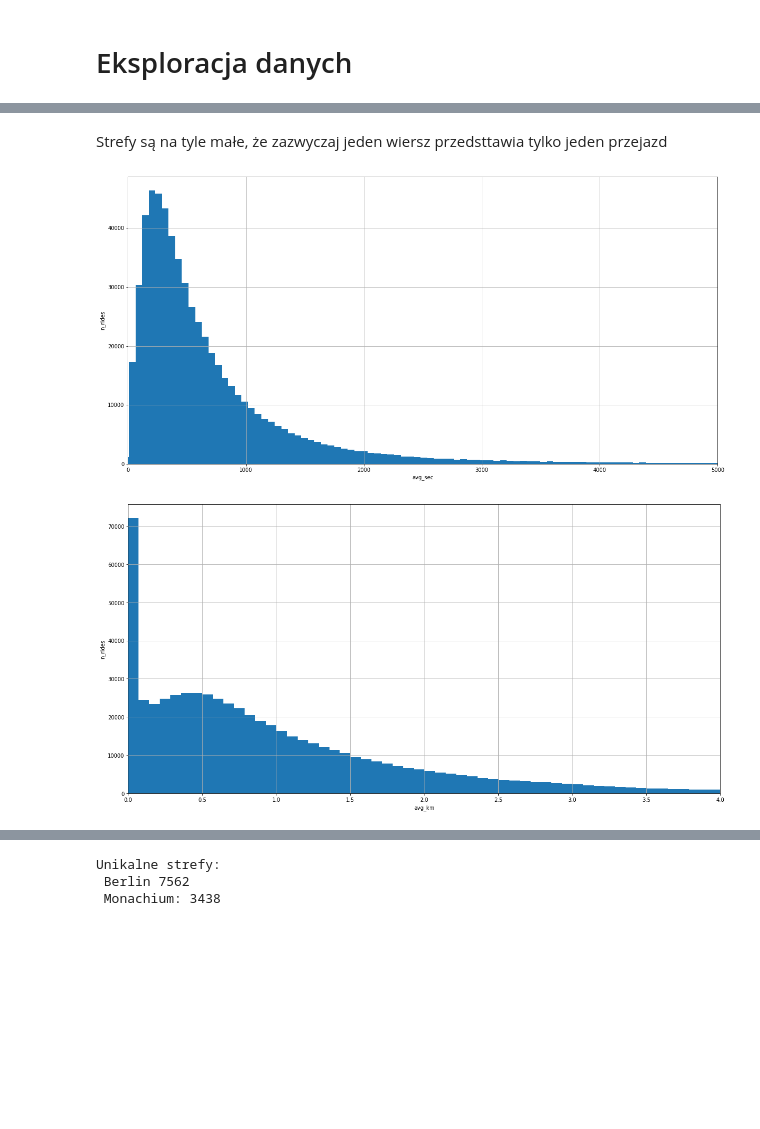
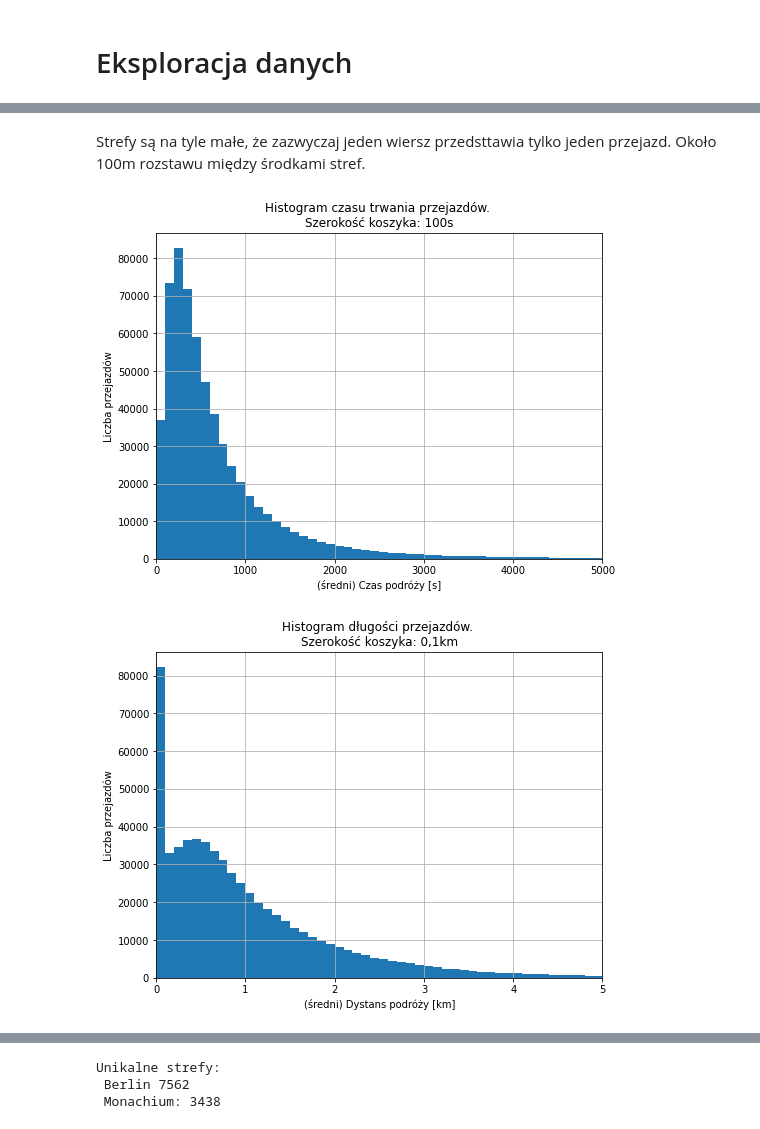
Before and after one commit to jsobolew/E-Scooter-routes-analysis, a Jupyter notebook: script.ipynb, the cells around one changed output, grey strips where cells are left out. Saved outputs shown, nothing was run; the diff lists cells and outputs as text; code cells hidden in the pictures; blank space fills up the shorter version.

```diff
--- a/script.ipynb
+++ b/script.ipynb
@@ -21,9 +21,29 @@ data['day'] = data['date_hour'].dt.day
 data['hour'] = data['date_hour'].dt.hour
 data['dayofweek'] = data['date_hour'].dt.dayofweek
 data.drop(columns=['date_hour'], inplace=True)
+# %%
+holiday_dates = {
+    (15,8),
+    (20,9),
+    (21,9),
+    (3,10),
+    (31,10),
+    (1,11),
+    (20,11),
+    (25,12),
+    (26,12)
+}
+
+def if_holiday(row):
+    if (row['day'], row['month']) in holiday_dates:
+        return 1
+    else:
+        return 0
+
+data['holiday'] = data.apply(lambda row: if_holiday(row), axis=1)
 # %%
 data = data[['zone_id','month',
-       'day', 'hour', 'dayofweek', 'n_rides', 'avg_sec',
+       'day', 'hour', 'dayofweek', 'holiday', 'n_rides', 'avg_sec',
        'avg_km', 'avg_speed','start_h3', 'end_h3','start_h3_centroid_lat', 'start_h3_centroid_lon',
        'end_h3_centroid_lat', 'end_h3_centroid_lon']]
 # %% [markdown]
@@ -56,23 +80,31 @@ plt.show()
 # %% [markdown]
-Strefy są na tyle małe, że zazwyczaj jeden wiersz przedsttawia tylko jeden przejazd
+Strefy są na tyle małe, że zazwyczaj jeden wiersz przedsttawia tylko jeden przejazd. Około 100m rozstawu między środkami stref.
 # %%
-plt.figure(figsize=(20,10))
-plt.hist(data['avg_sec'],bins=500)
+plt.figure(figsize=(8,6))
+x_min = 0
+x_max = 5000
+plt.hist(data['avg_sec'],bins=50, range=(x_min, x_max))
 plt.grid()
-plt.xlim([0, 5000])
-plt.xlabel('avg_sec')
-plt.ylabel('n_rides')
+plt.xlim([x_min, x_max])
+plt.xlabel('(średni) Czas podróży [s]')
+plt.ylabel('Liczba przejazdów')
+plt.title('Histogram czasu trwania przejazdów. \nSzerokość koszyka: 100s')
+plt.savefig('2.png', bbox_inches='tight', facecolor="w")
 plt.show()
 # %% [output]
-[figure, old version]
+[figure, new version]
 # %%
-plt.figure(figsize=(20,10))
-plt.hist(data['avg_km'],bins=500)
+plt.figure(figsize=(8,6))
+x_min = 0
+x_max = 5
+plt.hist(data['avg_km'],bins=50, range=(x_min, x_max))
 plt.grid()
-plt.xlim([0, 4])
-plt.xlabel('avg_km')
-plt.ylabel('n_rides')
+plt.xlim([x_min, x_max])
+plt.xlabel('(średni) Dystans podróży [km]')
+plt.ylabel('Liczba przejazdów')
+plt.title('Histogram długości przejazdów. \nSzerokość koszyka: 0,1km')
+plt.savefig('3.png', bbox_inches='tight', facecolor="w")
 plt.show()
 # %% [output]
-[figure, old version]
+[figure, new version]
 # %%
```
Also changed, not shown: parts of 14 cells of this notebook, 8 other files.
